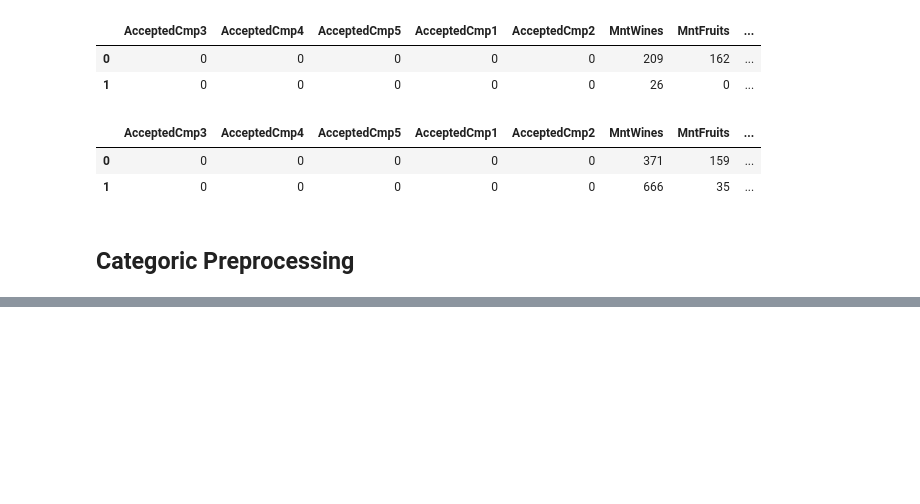
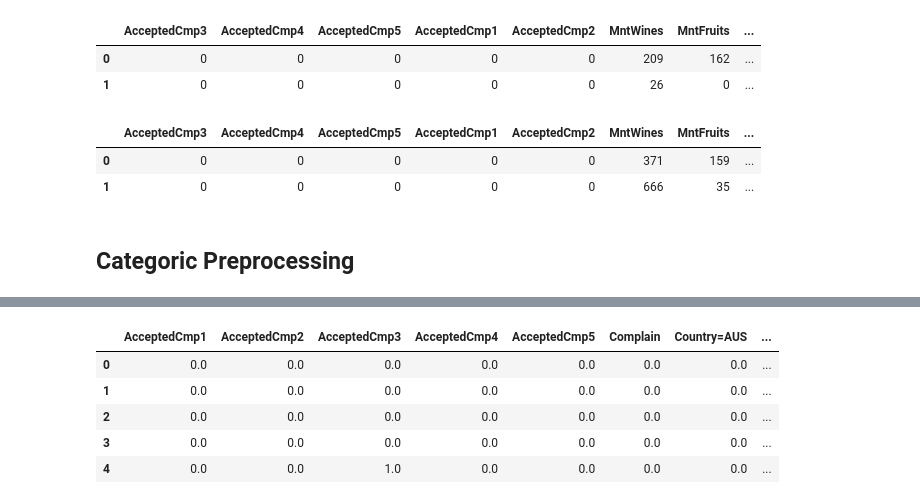
Before and after one commit to FemasAriandaRizki/marketing_analisis, a Jupyter notebook: marketing_analysis.ipynb, the cells around one changed output, grey strips where cells are left out. Cells and saved outputs as stored; diff of their text form; code cells hidden in the pictures; blank space fills up the shorter version.

```diff
--- a/marketing_analysis.ipynb
+++ b/marketing_analysis.ipynb
@@ -661,0 +729,8 @@ display(df_test[all_numeric_feat].head(2))
+# %%
+dv = DictVectorizer(sparse=False)
+# %%
+df_train_final_dicts = df_train_final.to_dict(orient='records')
+df_valid_final_dicts = df_valid_final.to_dict(orient='records')
+df_test_final_dicts = df_test_final.to_dict(orient='records')
+# %%
+df_train_final_dicts = dv.fit_transform(df_train_final_dicts)
@@ -661,0 +756,4 @@ display(df_test[all_numeric_feat].head(2))
+# %%
+df_train_final = pd.DataFrame(df_train_final_dicts, columns = dv.get_feature_names_out())
+df_valid_final = pd.DataFrame(df_valid_final_dicts, columns = dv.get_feature_names_out())
+df_test_final = pd.DataFrame(df_test_final_dicts, columns = dv.get_feature_names_out())
@@ -661,0 +776,9 @@ display(df_test[all_numeric_feat].head(2))
+# %%
+df_train_final.head()
+# %% [output]
+|  | AcceptedCmp1 | AcceptedCmp2 | AcceptedCmp3 | AcceptedCmp4 | AcceptedCmp5 | Complain | Country=AUS | ... |
+| 0 | 0.0 | 0.0 | 0.0 | 0.0 | 0.0 | 0.0 | 0.0 | ... |
+| 1 | 0.0 | 0.0 | 0.0 | 0.0 | 0.0 | 0.0 | 0.0 | ... |
+| 2 | 0.0 | 0.0 | 0.0 | 0.0 | 0.0 | 0.0 | 0.0 | ... |
+| 3 | 0.0 | 0.0 | 0.0 | 0.0 | 0.0 | 0.0 | 0.0 | ... |
+| 4 | 0.0 | 0.0 | 1.0 | 0.0 | 0.0 | 0.0 | 0.0 | ... |
```
Also changed, not shown: parts of 17 cells of this notebook.
